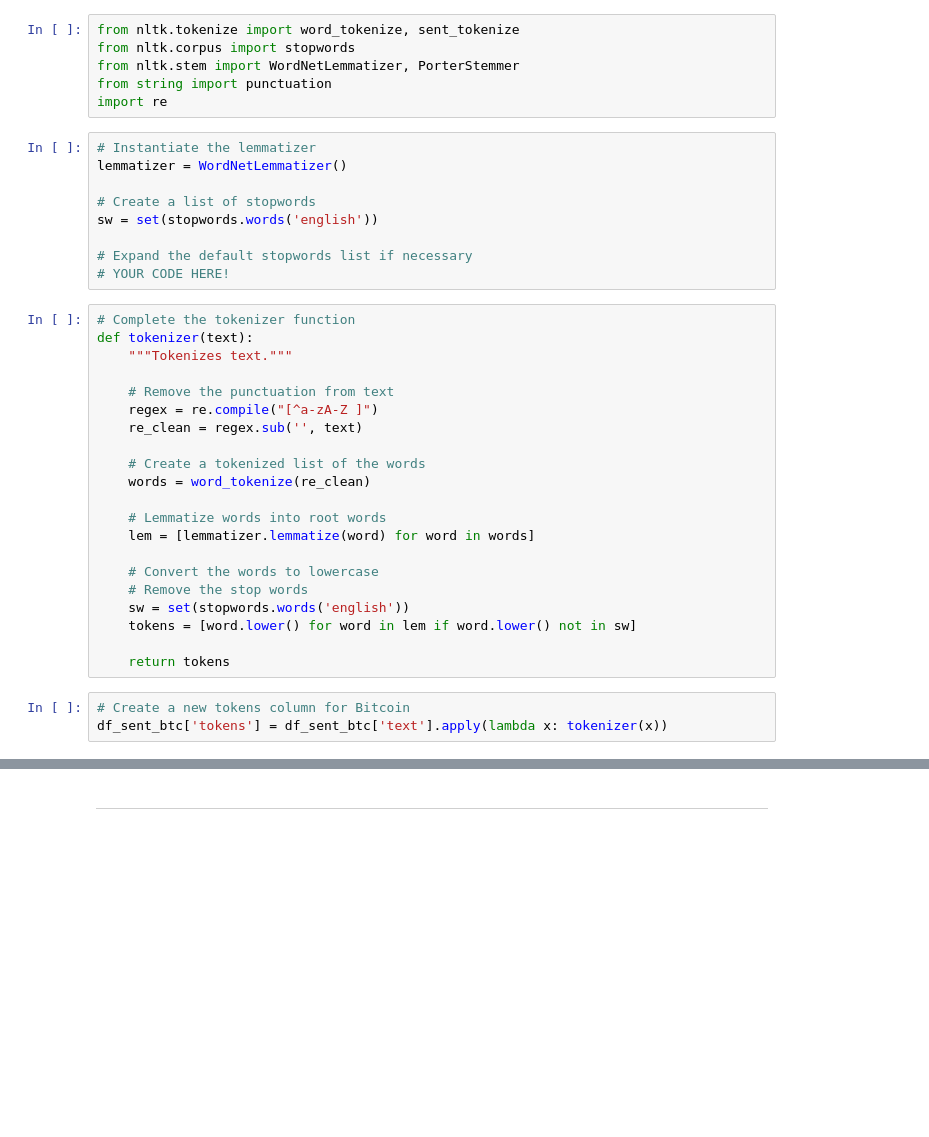
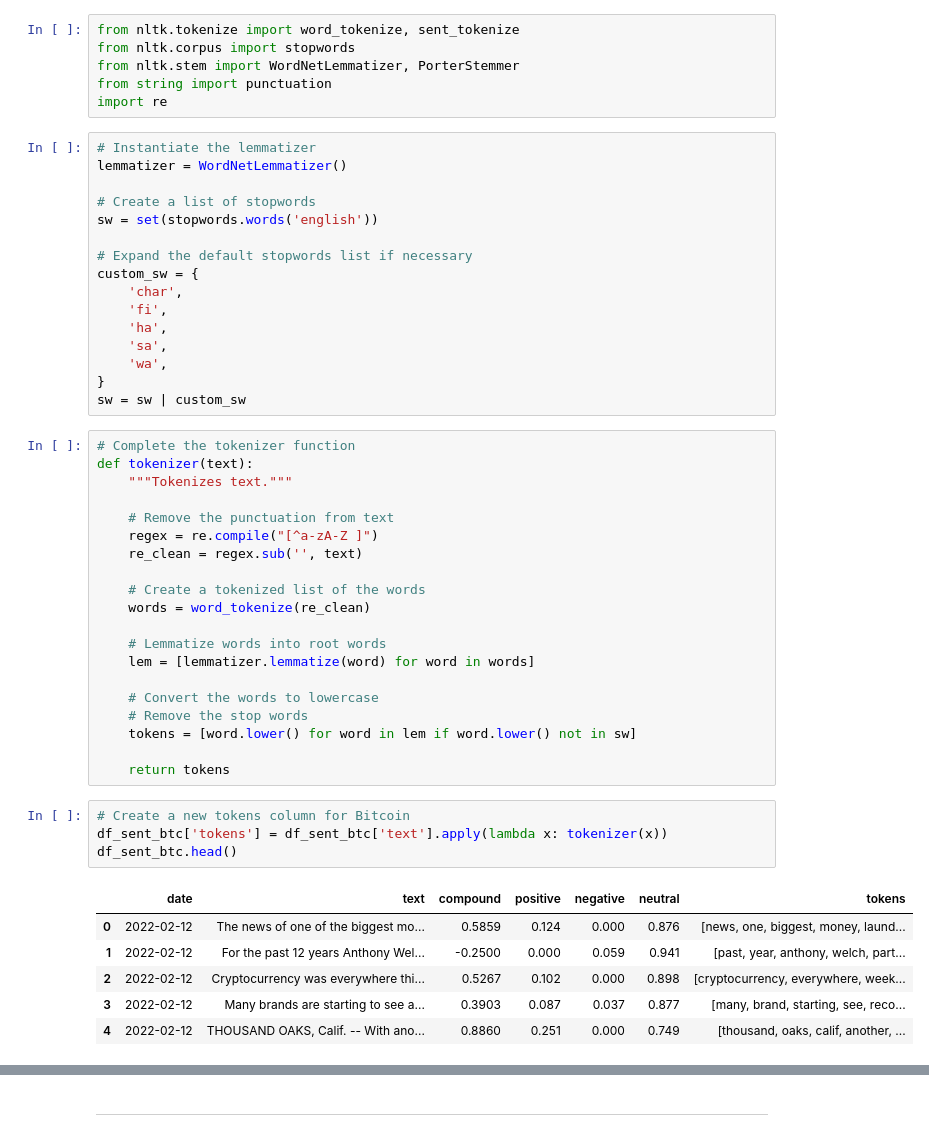
Before and after one commit to vincent-l-j/crypto-sentiment, a Jupyter notebook: src/crypto_sentiment.ipynb, the cells around one changed output, grey strips where cells are left out. Saved outputs shown, nothing was run; the diff lists cells and outputs as text; blank space fills up the shorter version.

```diff
--- a/src/crypto_sentiment.ipynb
+++ b/src/crypto_sentiment.ipynb
@@ -202,7 +283,14 @@ lemmatizer = WordNetLemmatizer()
 sw = set(stopwords.words('english'))
 
 # Expand the default stopwords list if necessary
-# YOUR CODE HERE!
+custom_sw = {
+    'char',
+    'fi',
+    'ha',
+    'sa',
+    'wa',
+}
+sw = sw | custom_sw
 # %%
 # Complete the tokenizer function
 def tokenizer(text):
@@ -220,13 +308,20 @@ def tokenizer(text):
 
     # Convert the words to lowercase
     # Remove the stop words
-    sw = set(stopwords.words('english'))
     tokens = [word.lower() for word in lem if word.lower() not in sw]
 
     return tokens
 # %%
 # Create a new tokens column for Bitcoin
 df_sent_btc['tokens'] = df_sent_btc['text'].apply(lambda x: tokenizer(x))
+df_sent_btc.head()
+# %% [output]
+|  | date | text | compound | positive | negative | neutral | tokens |
+| 0 | 2022-02-12 | The news of one of the biggest mo... | 0.5859 | 0.124 | 0.000 | 0.876 | [news, one, biggest, money, laund... |
+| 1 | 2022-02-12 | For the past 12 years Anthony Wel... | -0.2500 | 0.000 | 0.059 | 0.941 | [past, year, anthony, welch, part... |
+| 2 | 2022-02-12 | Cryptocurrency was everywhere thi... | 0.5267 | 0.102 | 0.000 | 0.898 | [cryptocurrency, everywhere, week... |
+| 3 | 2022-02-12 | Many brands are starting to see a... | 0.3903 | 0.087 | 0.037 | 0.877 | [many, brand, starting, see, reco... |
+| 4 | 2022-02-12 | THOUSAND OAKS, Calif. -- With ano... | 0.8860 | 0.251 | 0.000 | 0.749 | [thousand, oaks, calif, another, ... |
 # %%
 # Create a new tokens column for Ethereum
 df_sent_eth['tokens'] = df_sent_eth['text'].apply(lambda x: tokenizer(x))
```
Also changed, not shown: parts of 29 cells of this notebook.
